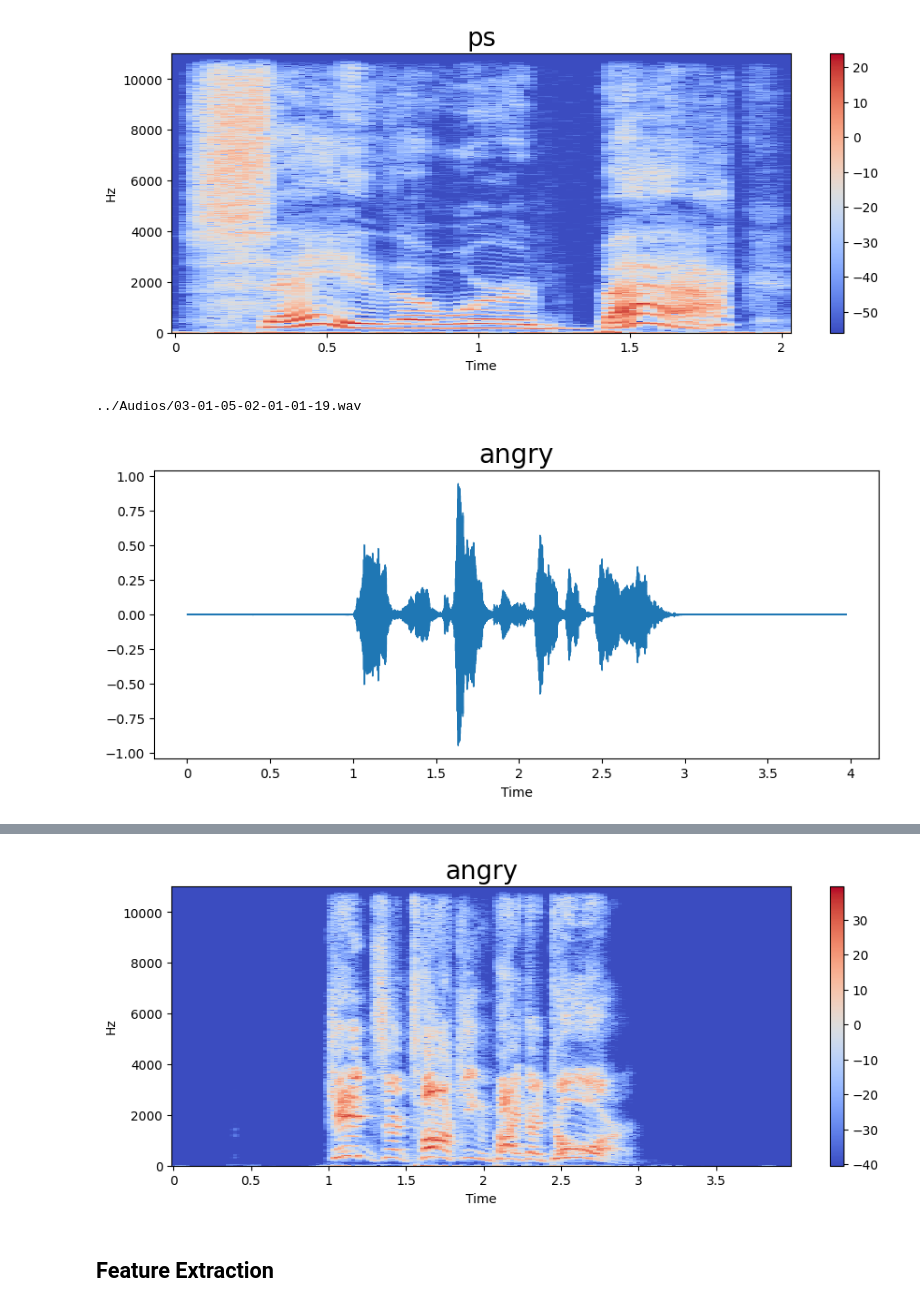
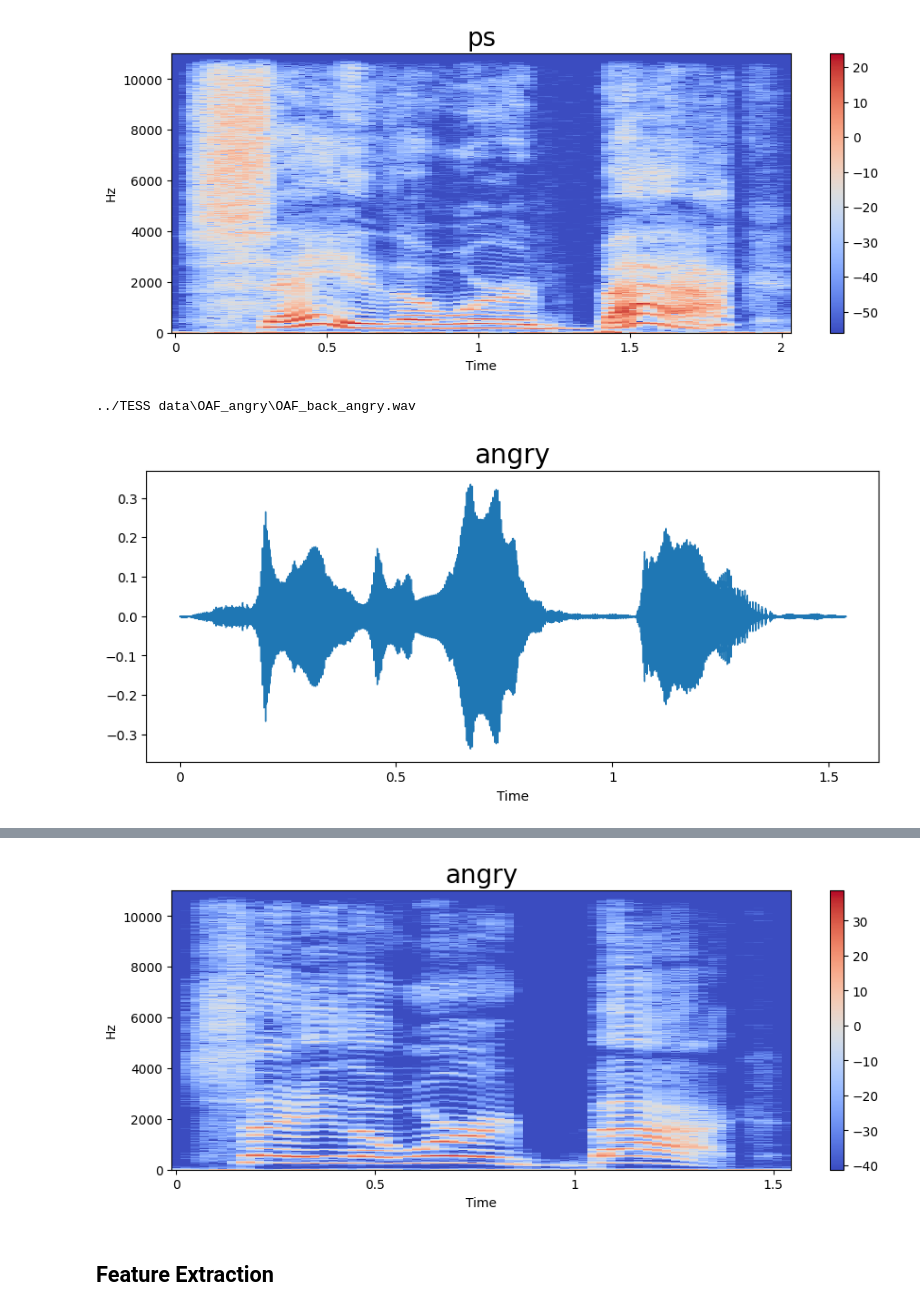
Before and after one commit to nickzheng20/Emotifying-Vocal-Communication, a Jupyter notebook: Model Trainers/Model Trainer (TESS Dataset_LSTM).ipynb, the cells around one changed output, grey strips where cells are left out. Saved outputs shown, nothing was run; the diff lists cells and outputs as text; code cells hidden in the pictures.

```diff
--- a/Model Trainers/Model Trainer (TESS Dataset_LSTM).ipynb
+++ b/Model Trainers/Model Trainer (TESS Dataset_LSTM).ipynb
@@ -172,17 +172,17 @@ Audio(path)
 [figure]
 # %%
 emotion = 'angry'
-path = '../Audios/03-01-05-02-01-01-19.wav'
+path = np.array(df['speech'][df['label'] == emotion])[0]
 print(path)
 data, sampling_rate = librosa.load(path)
 waveplot(data, sampling_rate, emotion)
 spectogram(data, sampling_rate, emotion)
 Audio(path)
 # %% [output]
-../Audios/03-01-05-02-01-01-19.wav
+../TESS data\OAF_angry\OAF_back_angry.wav
-[figure, old version]
+[figure, new version]
 [interactive output not drawn]
-[figure, old version]
+[figure, new version]
 # %% [markdown]
 ## Feature Extraction
 # %%
```
Also changed, not shown: parts of 16 cells of this notebook, 10 other files.
